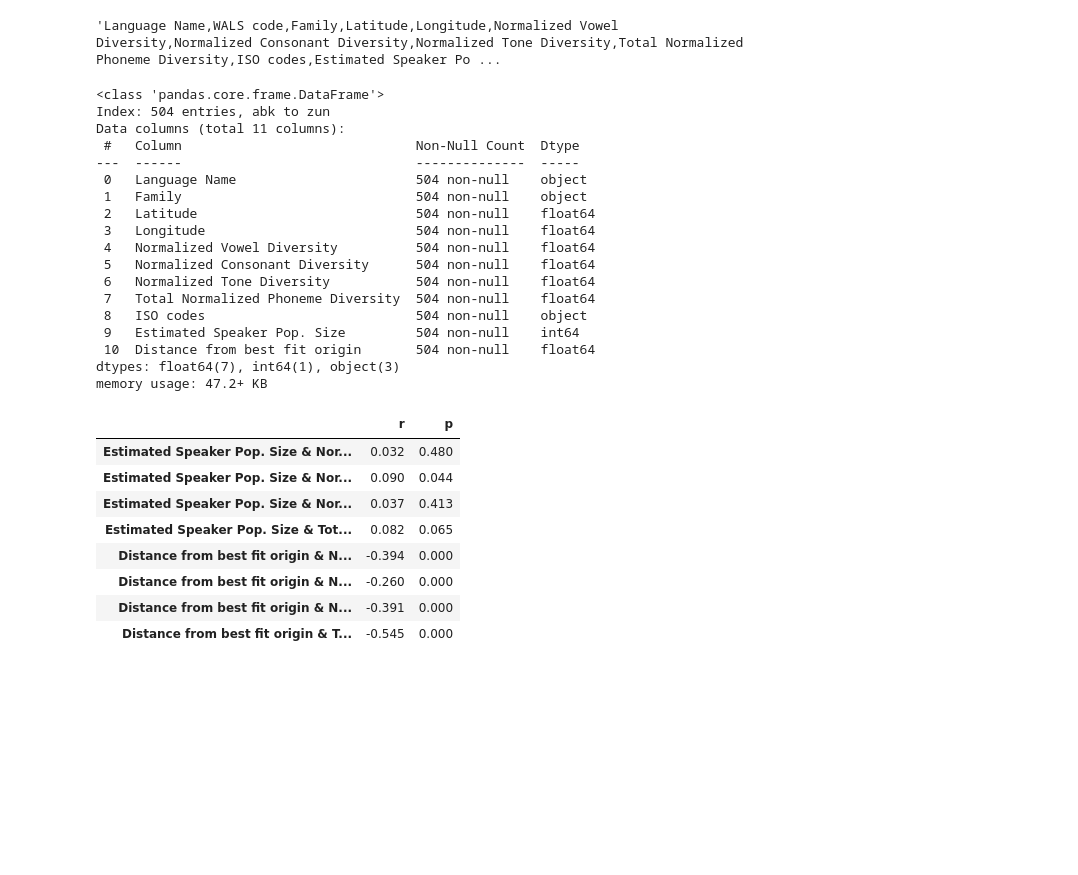
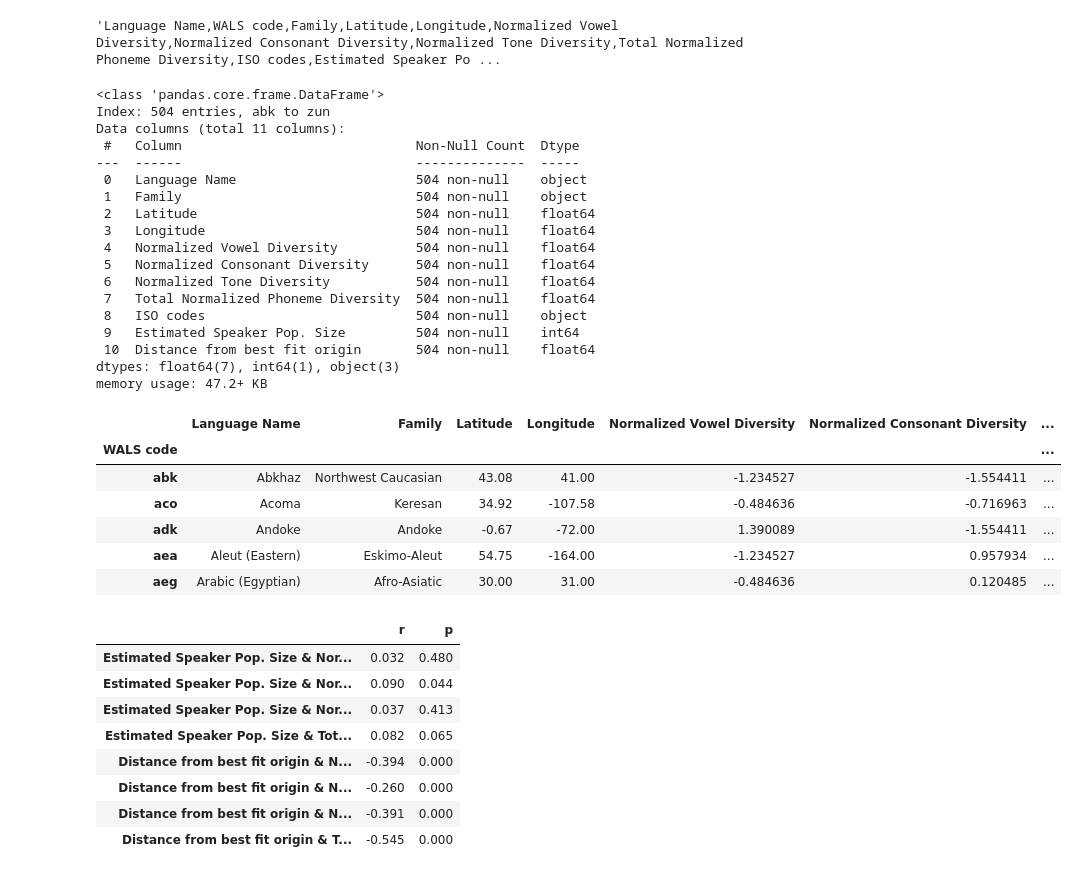
Before and after one commit to xflr6/notebooks, a Jupyter notebook: FounderEffect.ipynb, the cells around one changed output. Drawn from its saved outputs; the diff is of its cells as text; code cells hidden in the pictures; blank space fills up the shorter version.

```diff
--- a/FounderEffect.ipynb
+++ b/FounderEffect.ipynb
@@ -1,5 +1,5 @@
 # %%
-# http://science.sciencemag.org/content/332/6027/346
+"""https://www.science.org/doi/10.1126/science.1199295"""
 
 import io
 import pathlib
@@ -8,8 +8,7 @@ import subprocess
 import urllib.request
 import zipfile
 
-SOM = ('https://science.sciencemag.org/highwire/filestream/592443/'
-       'field_highwire_adjunct_files/0/1199295-Atkinson-SOM.pdf')
+SOM = 'https://www.science.org/doi/suppl/10.1126/science.1199295suppl_file/1199295-atkinson-som.pdf'
 
 PDF = pathlib.Path(SOM.rpartition('/')[2])
 
@@ -89,33 +88,42 @@ import scipy.stats
 
 def pearsonr(df, left, right, func=scipy.stats.pearsonr):
     df = df[[left, right]].dropna()
     name = '%s & %s' % (left, right)
     return pd.Series(func(df[left], df[right]), index=('r', 'p'), name=name)
 
 with io.StringIO(csv) as f:
     s1 = pd.read_csv(f, na_values='', keep_default_na=False, index_col='WALS code')
 
 s1.info()
 assert s1.index.is_unique
+assert s1.index.is_monotonic_increasing
+s1.head()
 # %% [output]
 <class 'pandas.core.frame.DataFrame'>
 Index: 504 entries, abk to zun
 Data columns (total 11 columns):
  #   Column                              Non-Null Count  Dtype
 ---  ------                              --------------  -----
  0   Language Name                       504 non-null    object
  1   Family                              504 non-null    object
  2   Latitude                            504 non-null    float64
  3   Longitude                           504 non-null    float64
  4   Normalized Vowel Diversity          504 non-null    float64
  5   Normalized Consonant Diversity      504 non-null    float64
  6   Normalized Tone Diversity           504 non-null    float64
  7   Total Normalized Phoneme Diversity  504 non-null    float64
  8   ISO codes                           504 non-null    object
  9   Estimated Speaker Pop. Size         504 non-null    int64
  10  Distance from best fit origin       504 non-null    float64
 dtypes: float64(7), int64(1), object(3)
 memory usage: 47.2+ KB
+|  | Language Name | Family | Latitude | Longitude | Normalized Vowel Diversity | Normalized Consonant Diversity | ... |
+| WALS code |  |  |  |  |  |  | ... |
+| abk | Abkhaz | Northwest Caucasian | 43.08 | 41.00 | -1.234527 | -1.554411 | ... |
+| aco | Acoma | Keresan | 34.92 | -107.58 | -0.484636 | -0.716963 | ... |
+| adk | Andoke | Andoke | -0.67 | -72.00 | 1.390089 | -1.554411 | ... |
+| aea | Aleut (Eastern) | Eskimo-Aleut | 54.75 | -164.00 | -1.234527 | 0.957934 | ... |
+| aeg | Arabic (Egyptian) | Afro-Asiatic | 30.00 | 31.00 | -0.484636 | 0.120485 | ... |
 # %%
 PAIRS = list(itertools.product(S1_OUTC, S1_FEAT + ['Total Normalized Phoneme Diversity']))
 
```
